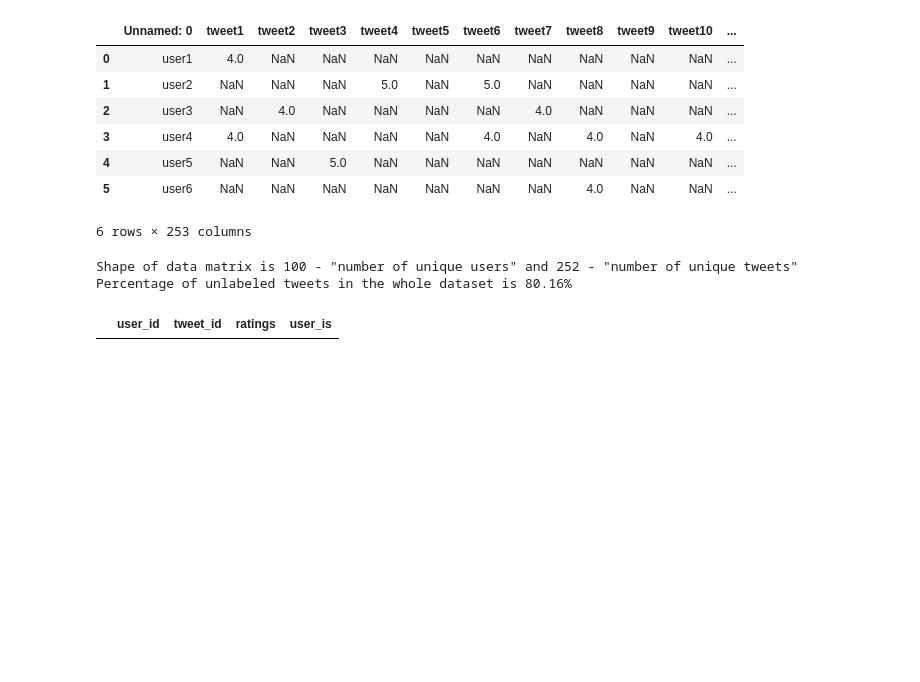
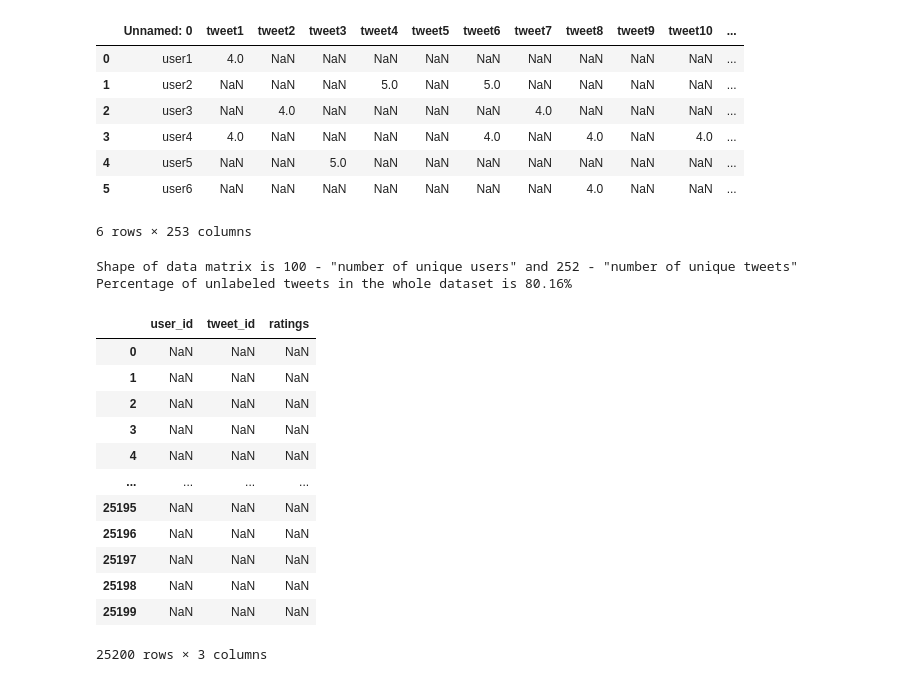
Before and after one commit to stazam/M7DataSp---Advanced-data-science-techniques, a Jupyter notebook: tweet_recommender.ipynb, the cells around one changed output. Saved outputs shown, nothing was run; the diff lists cells and outputs as text; code cells hidden in the pictures; blank space fills up the shorter version.

```diff
--- a/tweet_recommender.ipynb
+++ b/tweet_recommender.ipynb
@@ -54,4 +54,21 @@ print("Percentage of unlabeled tweets in the whole dataset is %.2f%% " %(100*per
 # %% [output]
 Shape of data matrix is 100 - "number of unique users" and 252 - "number of unique tweets"
 Percentage of unlabeled tweets in the whole dataset is 80.16%
+# %%
+df_new = pd.DataFrame().reindex(index = list(range(n_users * n_tweets)), columns = ['user_id','tweet_id','ratings'])
+df_new
+# %% [output]
+|  | user_id | tweet_id | ratings |
+| 0 | NaN | NaN | NaN |
+| 1 | NaN | NaN | NaN |
+| 2 | NaN | NaN | NaN |
+| 3 | NaN | NaN | NaN |
+| 4 | NaN | NaN | NaN |
+| ... | ... | ... | ... |
+| 25195 | NaN | NaN | NaN |
+| 25196 | NaN | NaN | NaN |
+| 25197 | NaN | NaN | NaN |
+| 25198 | NaN | NaN | NaN |
+| 25199 | NaN | NaN | NaN |
+25200 rows × 3 columns
 # %%
@@ -66,5 +80,0 @@ for i in range(n_users):
-# %%
-df_new['user_id'] = 5
-df_new
-# %% [output]
-|  | user_id | tweet_id | ratings | user_is |
```
Also changed, not shown: parts of 3 cells of this notebook.
